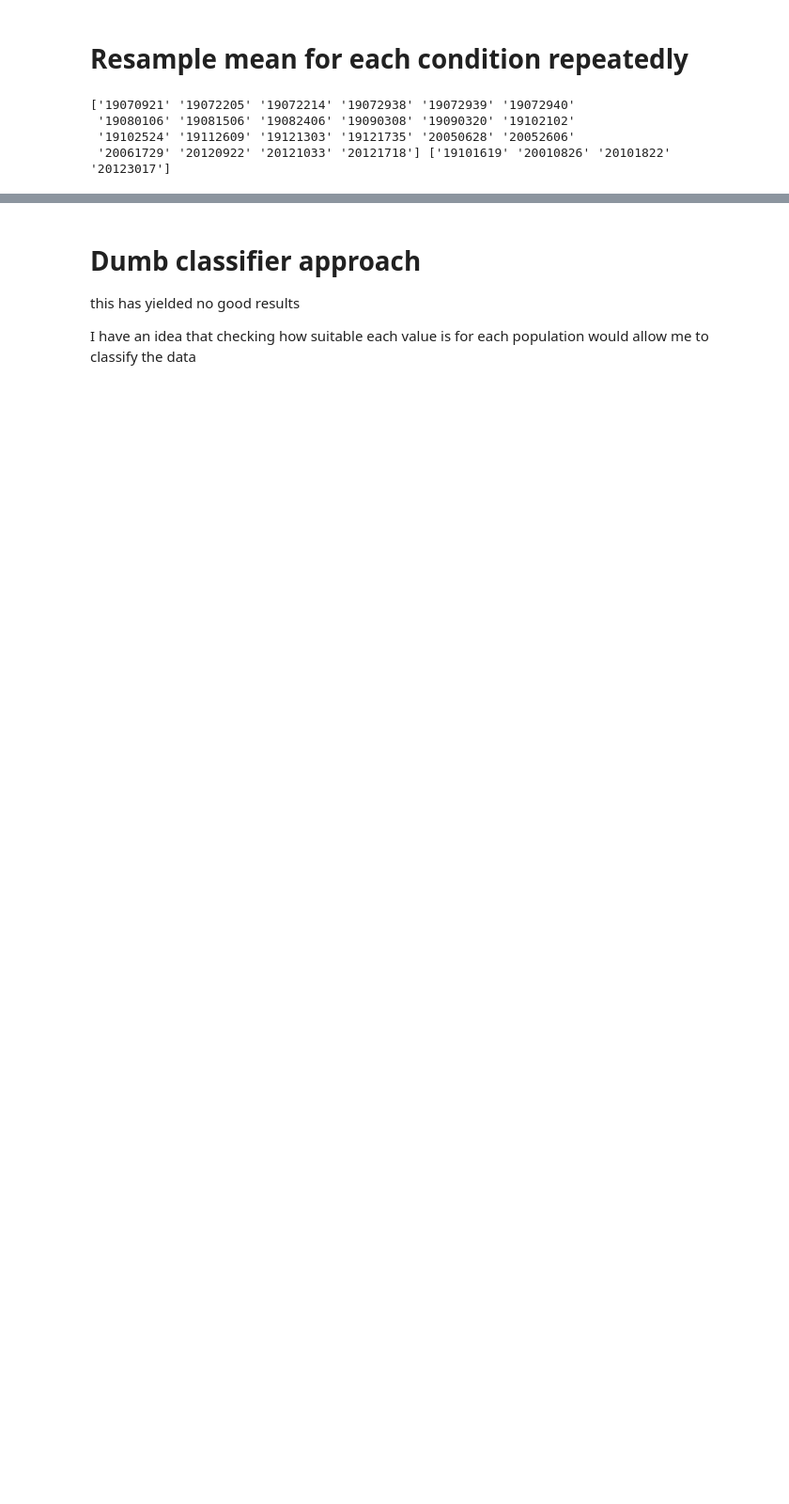
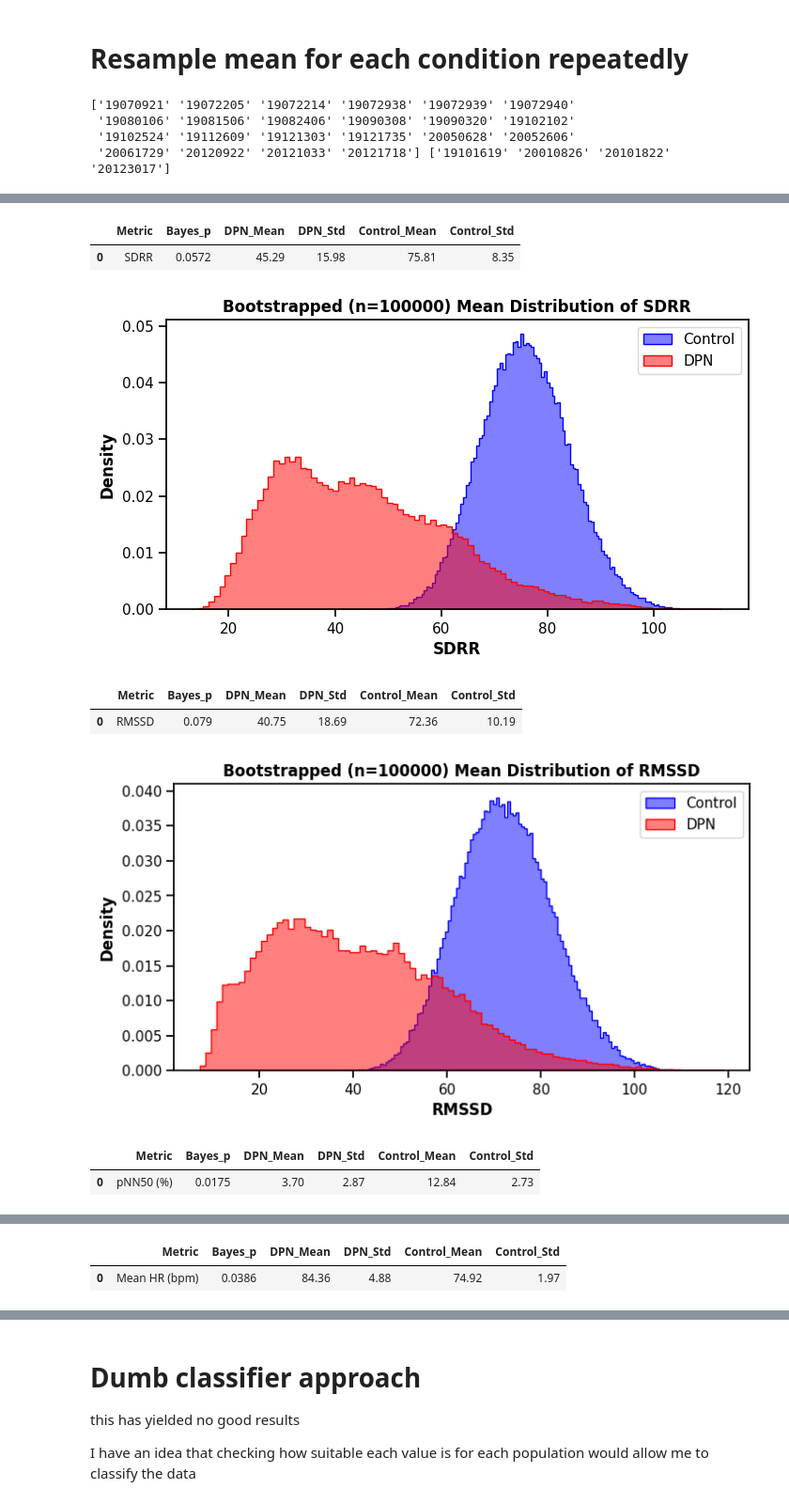
Before and after one commit to ad-aspera/HRV-EDA, a Jupyter notebook: Bayesian_approach.ipynb, the cells around one changed output, grey strips where cells are left out. Shown at 94% size. Drawn from its saved outputs; the diff is of its cells as text; code cells hidden in the pictures; blank space fills up the shorter version.

```diff
--- a/Bayesian_approach.ipynb
+++ b/Bayesian_approach.ipynb
@@ -39,5 +40,0 @@ Loose the upper decile of HR since it is activity polluted data.
-# %%
-from project_utils import deciles
-
-data = deciles.make_decile_column(data, "Mean HR (bpm)")
-data[data["Mean HR (bpm)_decile"]!=9].tail()
@@ -123,9 +53,13 @@ The data is pickled, since looking at each metric with n=5000 takes about 30 min
 # %%
-sampler = PatientBootstrap(data)
-file_name="HR_decile_Bayes.pkl"
-try:
-    sampler.load_memory()
-except FileNotFoundError:
-    for metric in indicator_columns:
-        sampler.sample_dpn_control(metric, dpn_id=dpn_id, control_id=control_id)
-    sampler.pickle_memory(file_name)
+
+importlib.reload(PBS)
+importlib.reload(PBS)
+
+sampler = PBS.PatientBootstrap(data, file_name=result_path, n = 100000)
+
+for metric in indicator_columns:
+    sampler.sample_dpn_control(metric, dpn_id=dpn_id, control_id=control_id)
+
+bayes_table = sampler.evaluate_bayes_metrics()
+
+display(bayes_table.sort_values('Bayes_p', ascending=True))
@@ -213,0 +87,11 @@ for metric in non_linear_metrics:
+# %%
+sampler.show_bayes_metrics(time_metrics)
+# %% [output]
+|  | Metric | Bayes_p | DPN_Mean | DPN_Std | Control_Mean | Control_Std |
+| 0 | SDRR | 0.0572 | 45.29 | 15.98 | 75.81 | 8.35 |
+[figure, added]
+|  | Metric | Bayes_p | DPN_Mean | DPN_Std | Control_Mean | Control_Std |
+| 0 | RMSSD | 0.079 | 40.75 | 18.69 | 72.36 | 10.19 |
+[figure, added]
+|  | Metric | Bayes_p | DPN_Mean | DPN_Std | Control_Mean | Control_Std |
+| 0 | pNN50 (%) | 0.0175 | 3.70 | 2.87 | 12.84 | 2.73 |
@@ -213,0 +99,2 @@ for metric in non_linear_metrics:
+|  | Metric | Bayes_p | DPN_Mean | DPN_Std | Control_Mean | Control_Std |
+| 0 | Mean HR (bpm) | 0.0386 | 84.36 | 4.88 | 74.92 | 1.97 |
```
Also changed, not shown: parts of 24 cells of this notebook, 27 other files.
